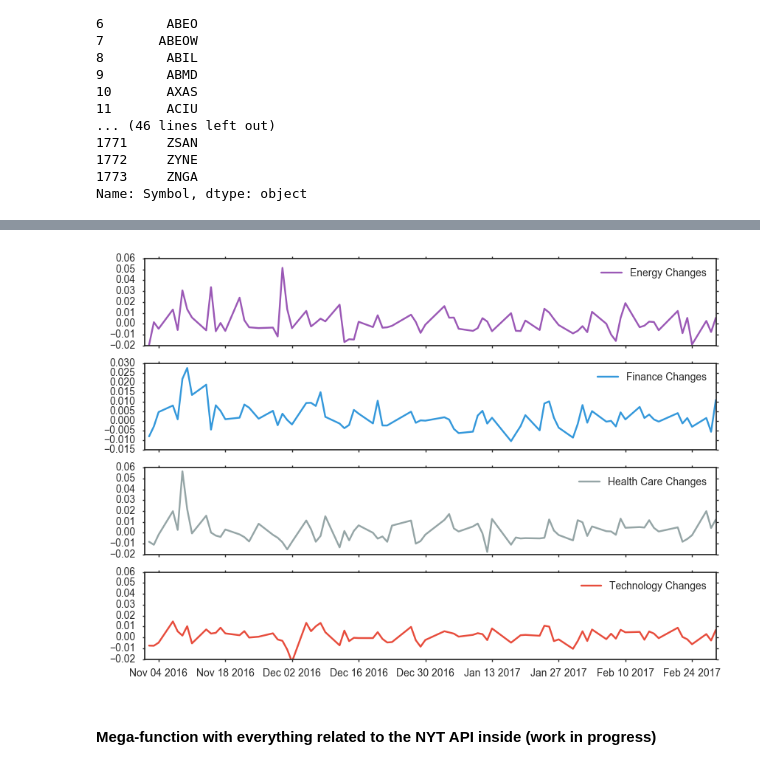
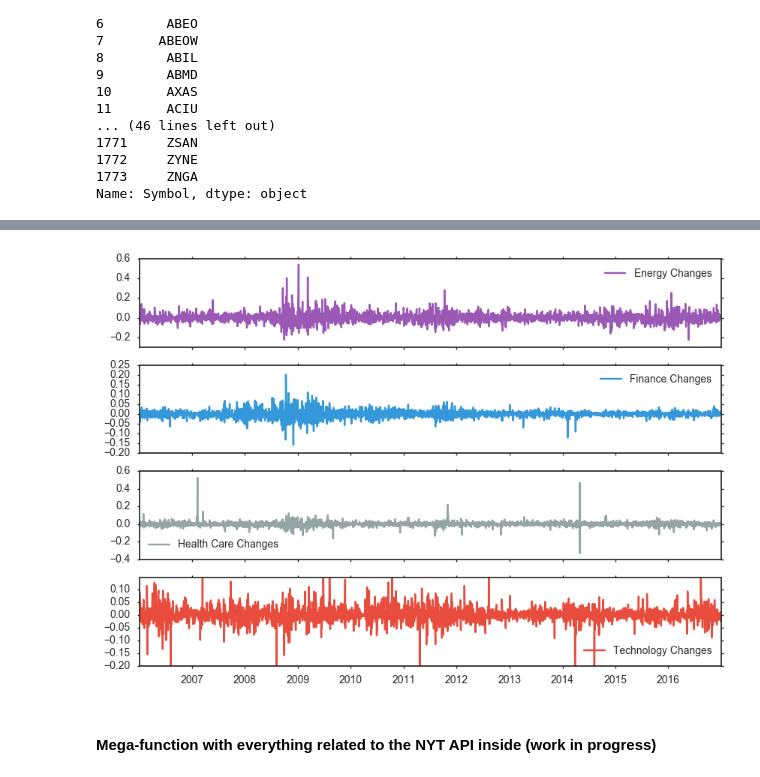
Before and after one commit to weiwang0531/stock-index, a Jupyter notebook: cleanproject.ipynb, the cells around one changed output, grey strips where cells are left out. Saved outputs shown, nothing was run; the diff lists cells and outputs as text; code cells hidden in the pictures.

```diff
--- a/cleanproject.ipynb
+++ b/cleanproject.ipynb
@@ -115,5 +155,5 @@ for l in whole_list:
 # load it back using:
 #df = pd.read_pickle('cached_df_presentation.pkl')
 # %%
-df = pd.read_pickle('cached_df_presentation.pkl')
+# df = pd.read_pickle('cached_df_presentation.pkl')
 # %%
@@ -129 +166,8 @@ final = pd.merge(df_long, sector, on = 'Symbol')
+# %%
+final = newcsv.reset_index()
+df_long = df.transpose()
+sector  = final[['Symbol','Sector']]
+sector = sector.set_index('Symbol')
+# %%
+final = df_long.join(sector)
 # %%
@@ -154,5 +196,3 @@ avg_sector = avg_sector.set_index('Sector')
-# %%
-avg_sector = avg_sector.dropna(how='any', axis = 1)
 # %%
 # Dates as index for plotting
 # This is basically the original DF (transposed and transposed back)
@@ -178,13 +220,13 @@ dtype: datetime64[ns]
 # %%
 plot_cols = list(delta_df)
 
 # 2 axes for 2 subplots
 fig, axes = plt.subplots(4,1, figsize=(10,7), sharex=True)
 delta_df[plot_cols].plot(subplots=True, ax=axes)
-plt.ylim([-0.02,0.060])
+plt.ylim([-0.20,0.150])
 plt.show()
 # %% [output]
-[figure, old version]
+[figure, new version]
 # %% [markdown]
 #### Mega-function with everything related to the NYT API inside (work in progress)
 # %%
```
Also changed, not shown: parts of 10 cells of this notebook.
